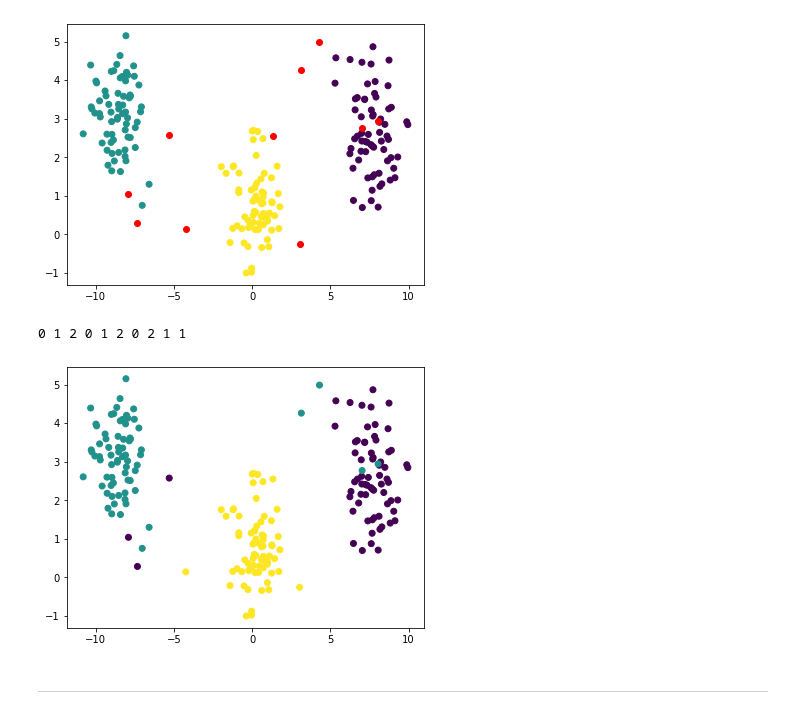
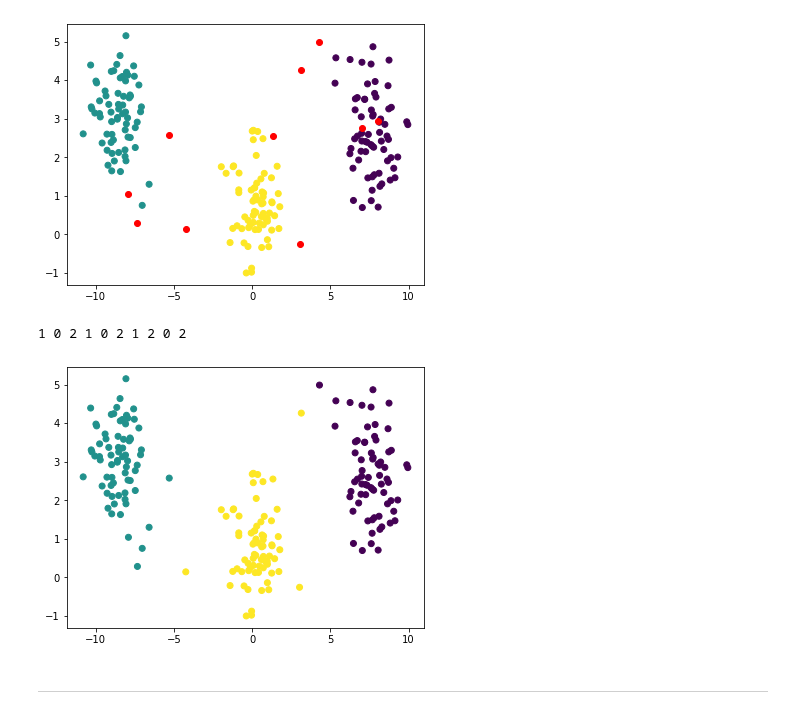
Before and after one commit to dmorgankx/mlnotebooks, a Jupyter notebook: notebooks/11 Clustering.ipynb, the cells around one changed output. Drawn from its saved outputs; the diff is of its cells as text; code cells hidden in the pictures.

```diff
--- a/notebooks/11 Clustering.ipynb
+++ b/notebooks/11 Clustering.ipynb
@@ -469,12 +469,12 @@ plt[`:show][];
 1.038335  2.942607 -0.258896 0.2819804 2.769778 2.549553 2.573973  0.14142   ..
 [figure]
 # %%
-show r4pred:.ml.clust.hc.predict[d4tst;r4c]
-plt[`:scatter][;;`c pykw r4c[`clt],r4pred]. d4,'d4tst;
+show r4pred:.ml.clust.hc.predict[d4tst;r4w]
+plt[`:scatter][;;`c pykw r4w[`clt],r4pred]. d4,'d4tst;
 plt[`:show][];
 # %% [output]
-0 1 2 0 1 2 0 2 1 1
+1 0 2 1 0 2 1 2 0 2
-[figure, old version]
+[figure, new version]
 # %% [markdown]
 ---
 # %% [markdown]
```
Also changed, not shown: parts of 14 cells of this notebook.
